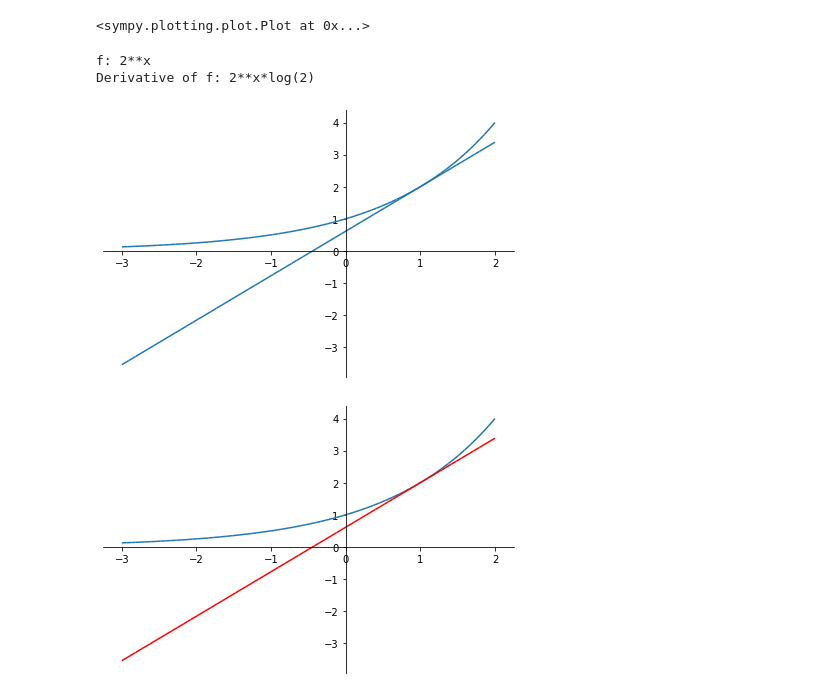
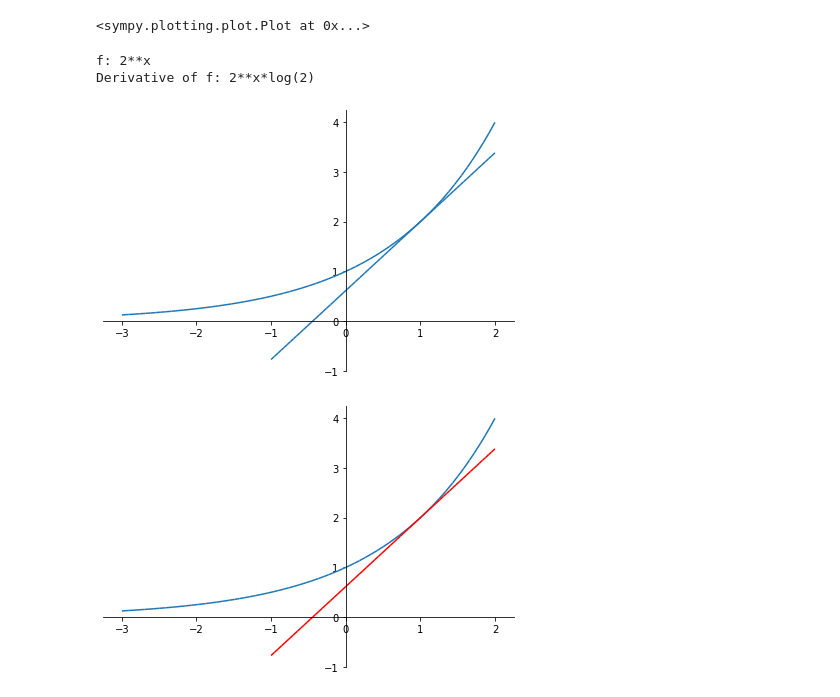
Before and after one commit to Cyberdom123/jupyter-notebook, a Jupyter notebook: jupyter/Derivative plots.ipynb, the cells around one changed output. Drawn from its saved outputs; the diff is of its cells as text; code cells hidden in the pictures.

```diff
--- a/jupyter/Derivative plots.ipynb
+++ b/jupyter/Derivative plots.ipynb
@@ -72,24 +72,24 @@ exp(2*x)
 # %%
 import sympy
 from sympy.plotting import plot_parametric
 
 x = sympy.Symbol('x')
 y = (2**x)
 yprime = y.diff(x)
 print(f'f: {y}')
 print (f'Derivative of f: {yprime}')
 
 y1 = y.subs({x:1})
 a = yprime.subs({x:1})
 b = y1 - a
 
 g = a*x + b #tangent lines to function
 
-p = plot_parametric((x, y, (x, -3, 2)), (x, g, (x, -3, 2)))
+p = plot_parametric((x, y, (x, -3, 2)), (x, g, (x, -1, 2)))
 p[1].line_color = 'red'
 p.show()
 # %% [output]
 f: 2**x
 Derivative of f: 2**x*log(2)
-[figure, old version]
+[figure, new version]
-[figure, old version]
+[figure, new version]
```
